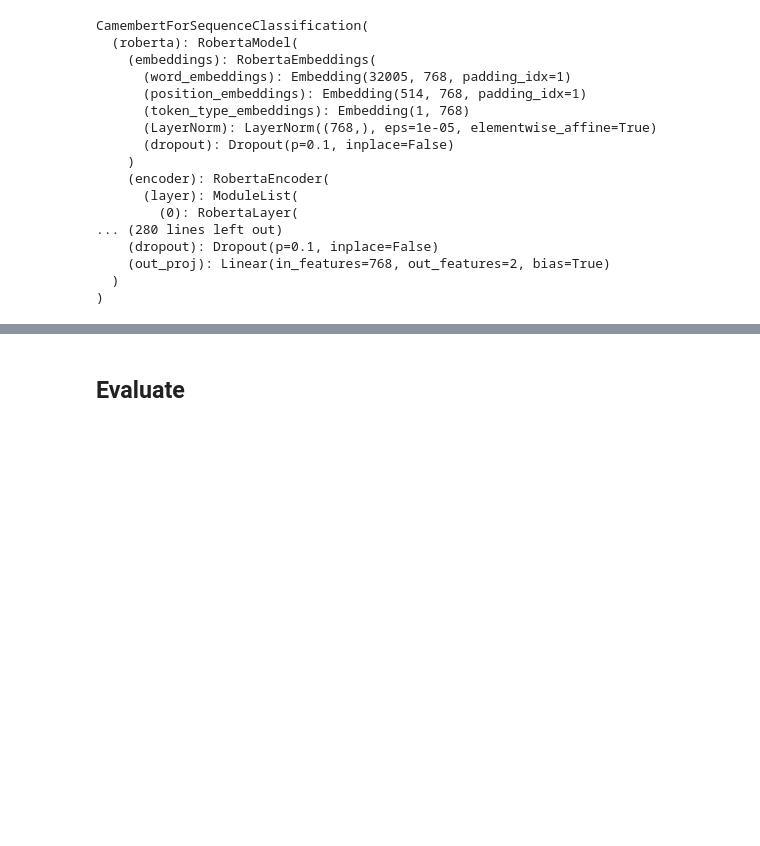
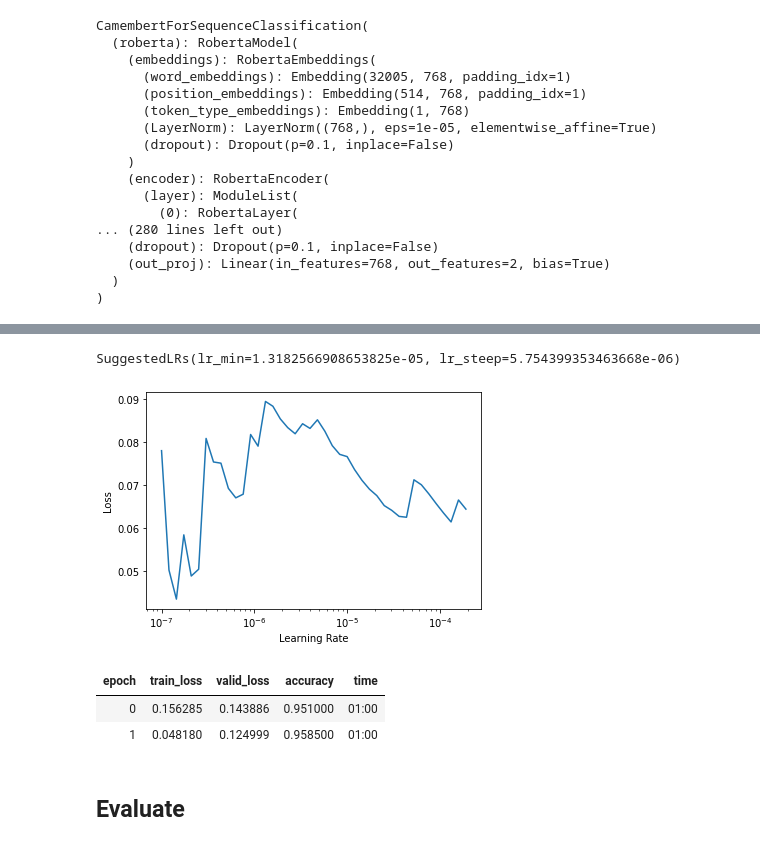
Before and after one commit to royam0820/fastai2-v4, a Jupyter notebook: TEST_Camembert_LM&TextClassification.ipynb, the cells around one changed output, grey strips where cells are left out. Cells and saved outputs as stored; diff of their text form; code cells hidden in the pictures; blank space fills up the shorter version.

```diff
--- a/TEST_Camembert_LM&TextClassification.ipynb
+++ b/TEST_Camembert_LM&TextClassification.ipynb
@@ -544,0 +606,3 @@ learn.fit_one_cycle(1, slice(5e-3/(2.6**4),5e-3))
+# %%
+learn.lr_find()
+# %% [output]
@@ -545,8 +610,12 @@ learn.fit_one_cycle(1, slice(5e-3/(2.6**4),5e-3))
+SuggestedLRs(lr_min=1.3182566908653825e-05, lr_steep=5.754399353463668e-06)
+[figure, added]
 # %%
-# unfreezing
-learn.unfreeze()
 # using discriminative learning rates
-learn.fit_one_cycle(2, slice(1e-3/(2.6**4),1e-3))
+learn.fit_one_cycle(2, slice(1e-4/(2.6**4),1e-4))
+# %% [output]
+| epoch | train_loss | valid_loss | accuracy | time |
+| 0 | 0.156285 | 0.143886 | 0.951000 | 01:00 |
+| 1 | 0.048180 | 0.124999 | 0.958500 | 01:00 |
 # %% [markdown]
 ## Evaluate
 # %%
```
Also changed, not shown: parts of 37 cells of this notebook.
